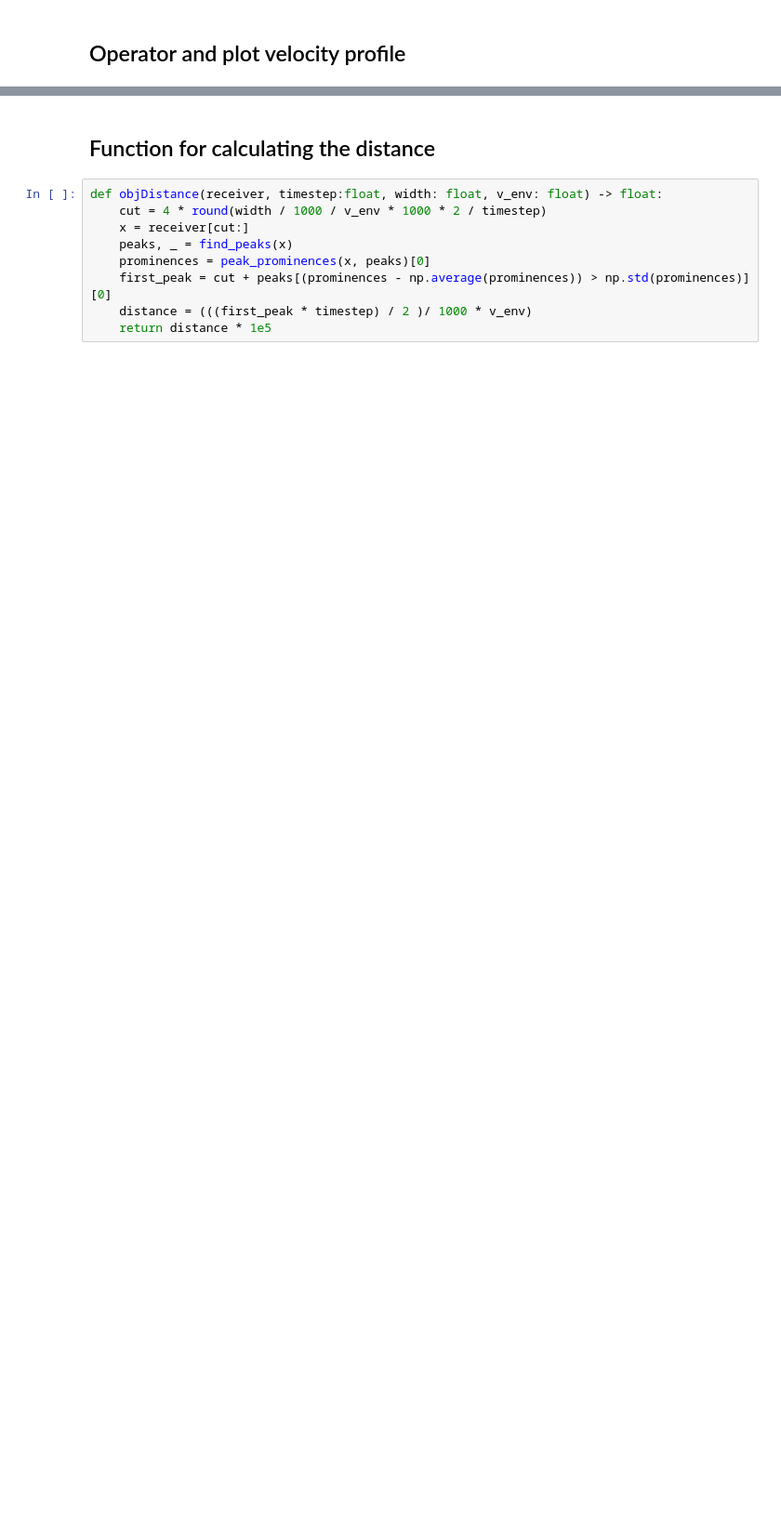
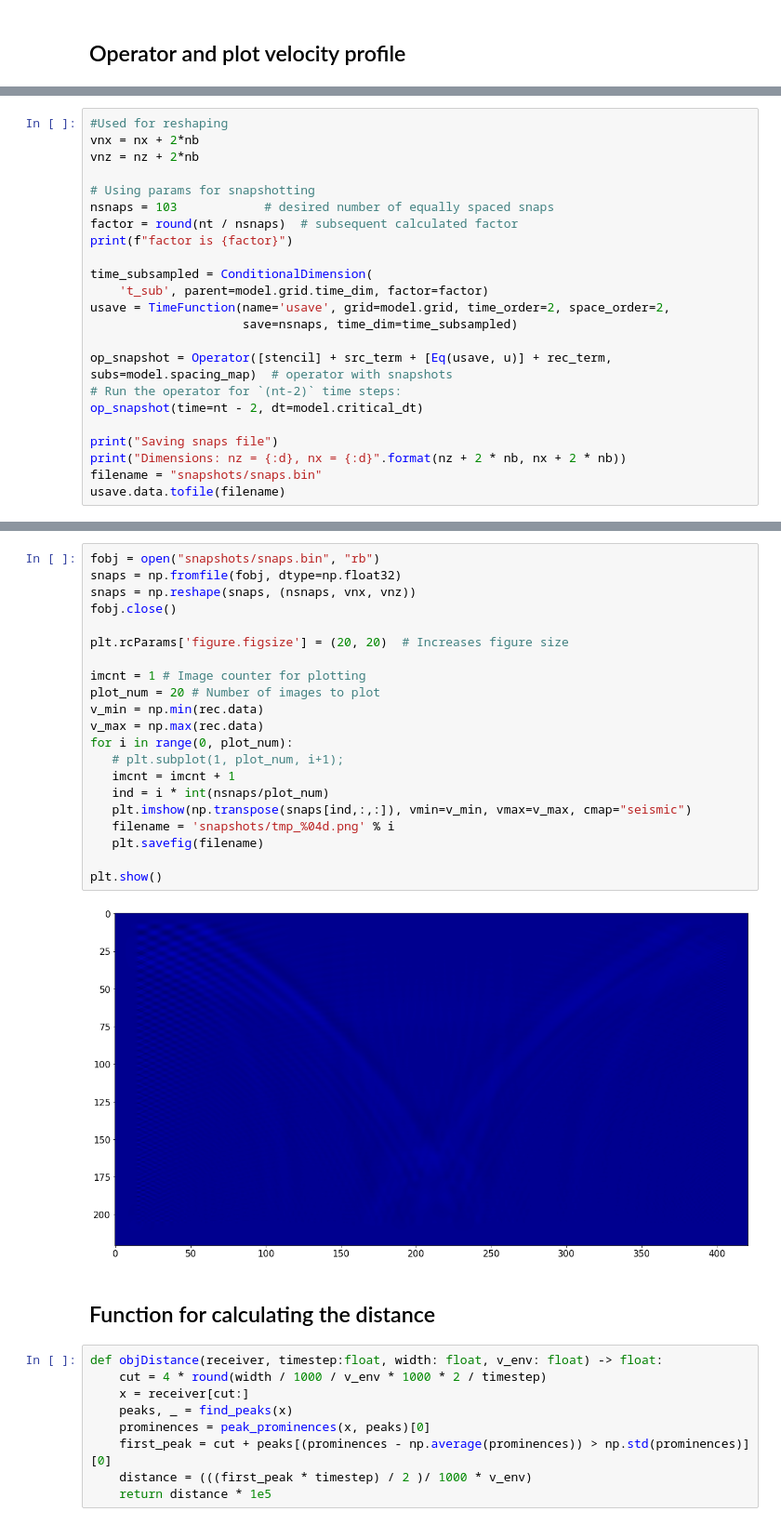
Before and after one commit to bgd54/sonar-FWI, a Jupyter notebook: water_tank/05_imaging.ipynb, the cells around one changed output, grey strips where cells are left out. Shown at 93% size. Saved outputs shown, nothing was run; the diff lists cells and outputs as text; blank space fills up the shorter version.

```diff
--- a/water_tank/05_imaging.ipynb
+++ b/water_tank/05_imaging.ipynb
@@ -130,0 +145,23 @@ Operator `Kernel` ran in 0.08 s
+# %%
+#Used for reshaping
+vnx = nx + 2*nb
+vnz = nz + 2*nb
+
+# Using params for snapshotting
+nsnaps = 103            # desired number of equally spaced snaps
+factor = round(nt / nsnaps)  # subsequent calculated factor
+print(f"factor is {factor}")
+
+time_subsampled = ConditionalDimension(
+    't_sub', parent=model.grid.time_dim, factor=factor)
+usave = TimeFunction(name='usave', grid=model.grid, time_order=2, space_order=2,
+                     save=nsnaps, time_dim=time_subsampled)
+
+op_snapshot = Operator([stencil] + src_term + [Eq(usave, u)] + rec_term, subs=model.spacing_map)  # operator with snapshots
+# Run the operator for `(nt-2)` time steps:
+op_snapshot(time=nt - 2, dt=model.critical_dt)
+
+print("Saving snaps file")
+print("Dimensions: nz = {:d}, nx = {:d}".format(nz + 2 * nb, nx + 2 * nb))
+filename = "snapshots/snaps.bin"
+usave.data.tofile(filename)
@@ -131,3 +173,26 @@ Operator `Kernel` ran in 0.08 s
+# %%
+fobj = open("snapshots/snaps.bin", "rb")
+snaps = np.fromfile(fobj, dtype=np.float32)
+snaps = np.reshape(snaps, (nsnaps, vnx, vnz))
+fobj.close()
+
+plt.rcParams['figure.figsize'] = (20, 20)  # Increases figure size
+
+imcnt = 1 # Image counter for plotting
+plot_num = 20 # Number of images to plot
+v_min = np.min(rec.data)
+v_max = np.max(rec.data)
+for i in range(0, plot_num):
+   # plt.subplot(1, plot_num, i+1);
+   imcnt = imcnt + 1
+   ind = i * int(nsnaps/plot_num)
+   plt.imshow(np.transpose(snaps[ind,:,:]), vmin=v_min, vmax=v_max, cmap="seismic")
+   filename = 'snapshots/tmp_%04d.png' % i
+   plt.savefig(filename)
+
+plt.show()
+# %% [output]
+[figure, added]
 # %% [markdown]
 ## Function for calculating the distance
 # %%
```
Also changed, not shown: parts of 9 cells of this notebook.
